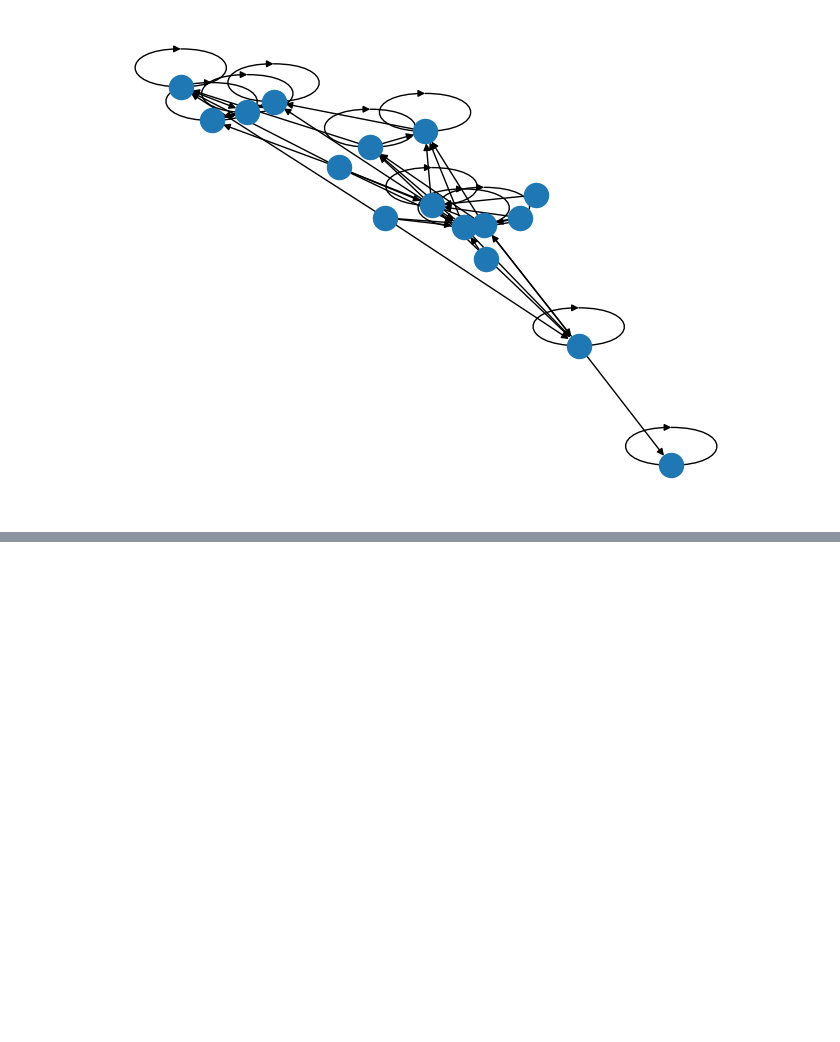
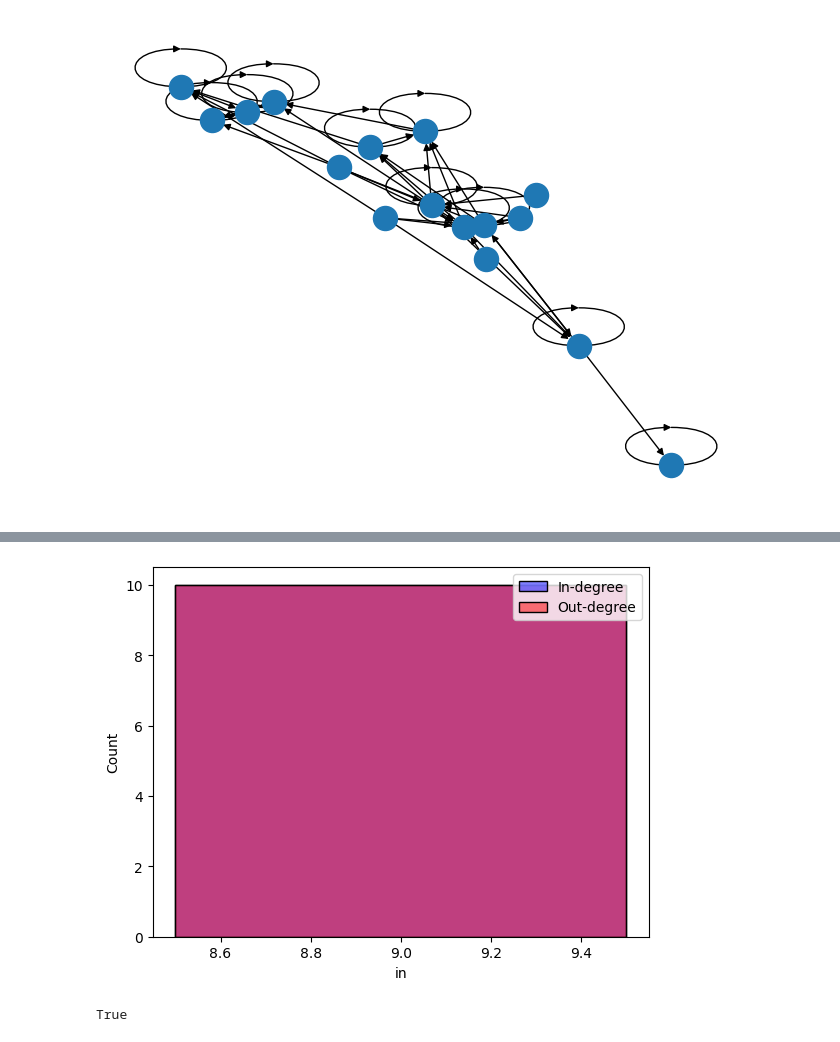
Before and after one commit to jaeeponde/iisc-training, a Jupyter notebook: networkanalusis.ipynb, the cells around one changed output, grey strips where cells are left out. Saved outputs shown, nothing was run; the diff lists cells and outputs as text; code cells hidden in the pictures; blank space fills up the shorter version.

Commit message:
data preprocessing

```diff
--- a/networkanalusis.ipynb
+++ b/networkanalusis.ipynb
@@ -149,0 +221,15 @@ indeg=G_.sum(axis=0)
+# %%
+deg_df = pd.DataFrame({"Deg": dict(G.degree())})
+deg_df = pd.DataFrame({"in": dict(G.in_degree()), "out": dict(G.out_degree())})
+# %%
+plt.figure()
+sns.histplot(data=deg_df, x="in", kde=True, color="blue", label="In-degree")
+sns.histplot(data=deg_df, x="out", kde=True, color="red", label="Out-degree")
+plt.legend()
+plt.show()
+# %% [output]
+[figure, added]
+# %%
+print(nx.is_strongly_connected(G))
+# %% [output]
+True
```
Also changed, not shown: parts of 14 cells of this notebook, 17 other files.
